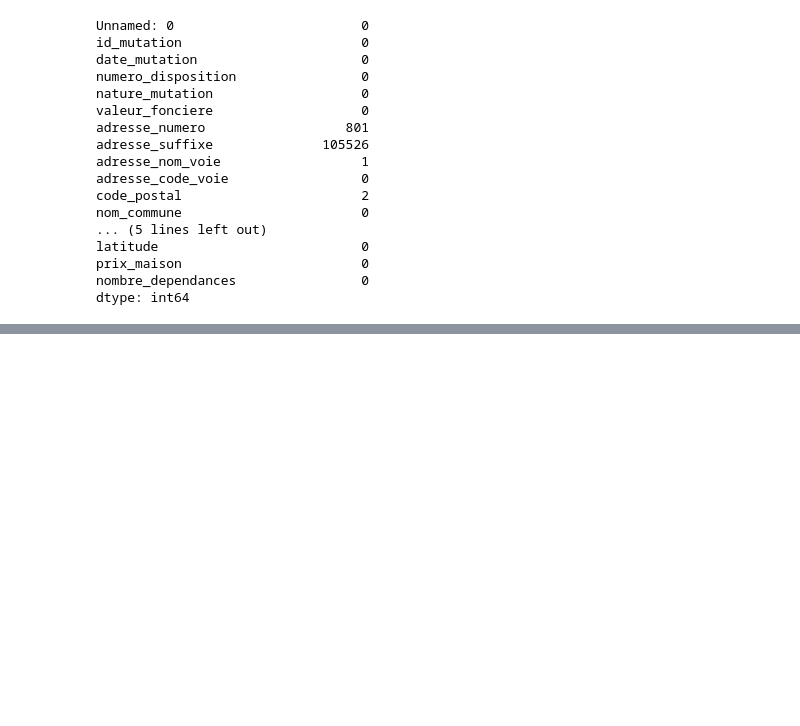
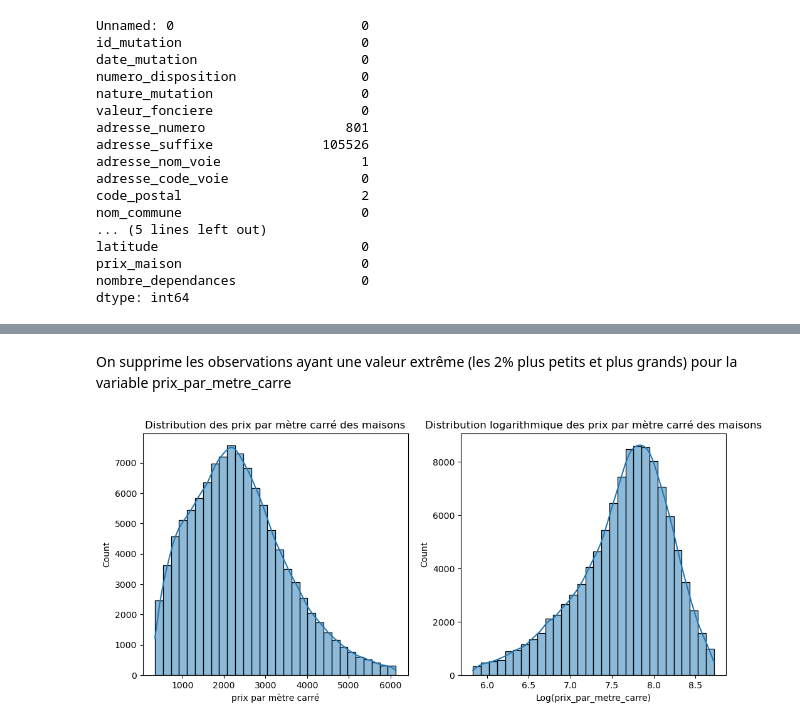
Before and after one commit to ppensier/projet_statapp_inondations, a Jupyter notebook: stat_data.ipynb, the cells around one changed output, grey strips where cells are left out. Cells and saved outputs as stored; diff of their text form; code cells hidden in the pictures; blank space fills up the shorter version.

```diff
--- a/stat_data.ipynb
+++ b/stat_data.ipynb
@@ -245,0 +254,19 @@ visualiser_distributions(df_initial)
+# %% [markdown]
+On supprime les observations ayant une valeur extrême (les 2% plus petits et plus grands) pour la variable prix_par_metre_carre
+# %%
+def supprimer_valeurs_aberrantes(df):
+    """
+    Supprime les 2% les plus faibles et les plus élevés des observations sur la variable prix_par_metre_carre.
+    :param df: DataFrame contenant les données
+    :return: DataFrame sans les valeurs aberrantes
+    """
+    quantiles = df['prix_par_metre_carre'].quantile([0.02, 0.98])
+    df = df[(df['prix_par_metre_carre'] >= quantiles.iloc[0]) & (df['prix_par_metre_carre'] <= quantiles.iloc[1])]
+    return df
+
+df_v2 = supprimer_valeurs_aberrantes(df_sans_vide)
+
+
+visualiser_distributions(df_v2)
+# %% [output]
+[figure, added]
```
Also changed, not shown: parts of 13 cells of this notebook.
